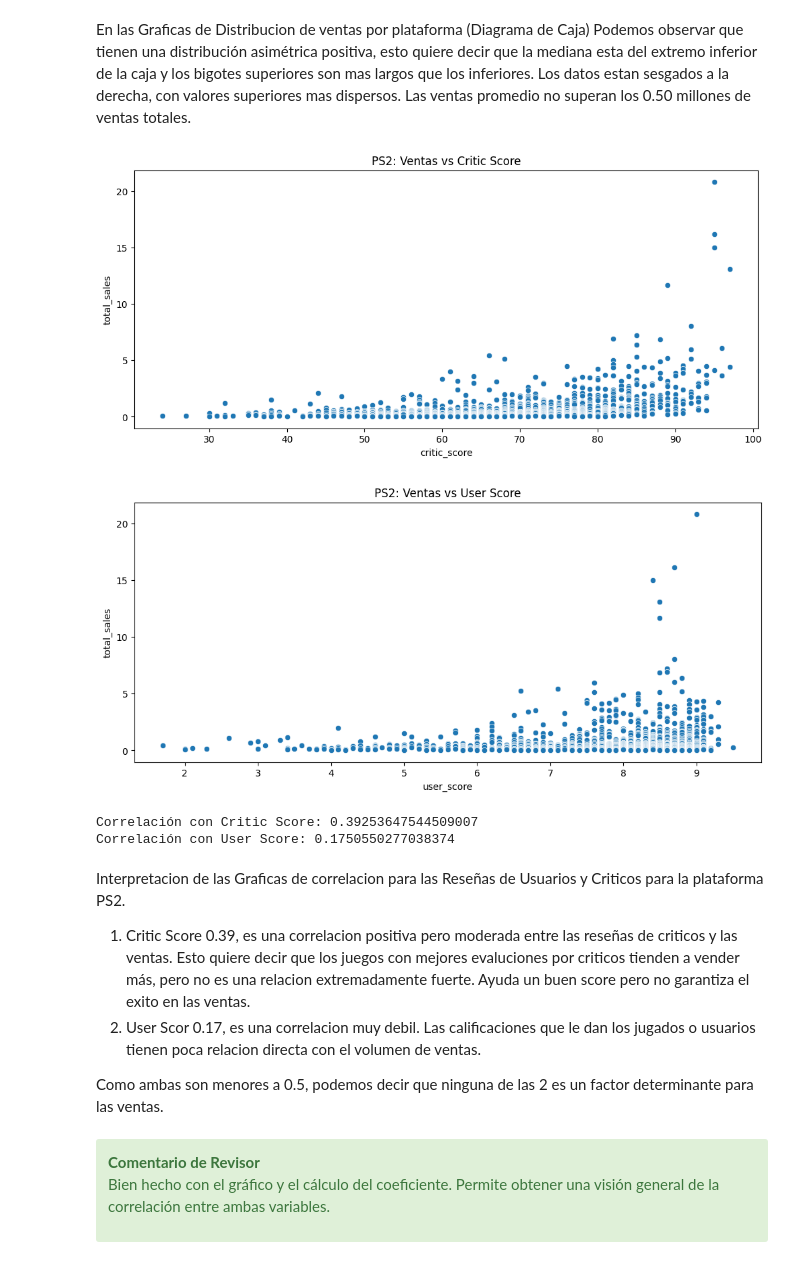
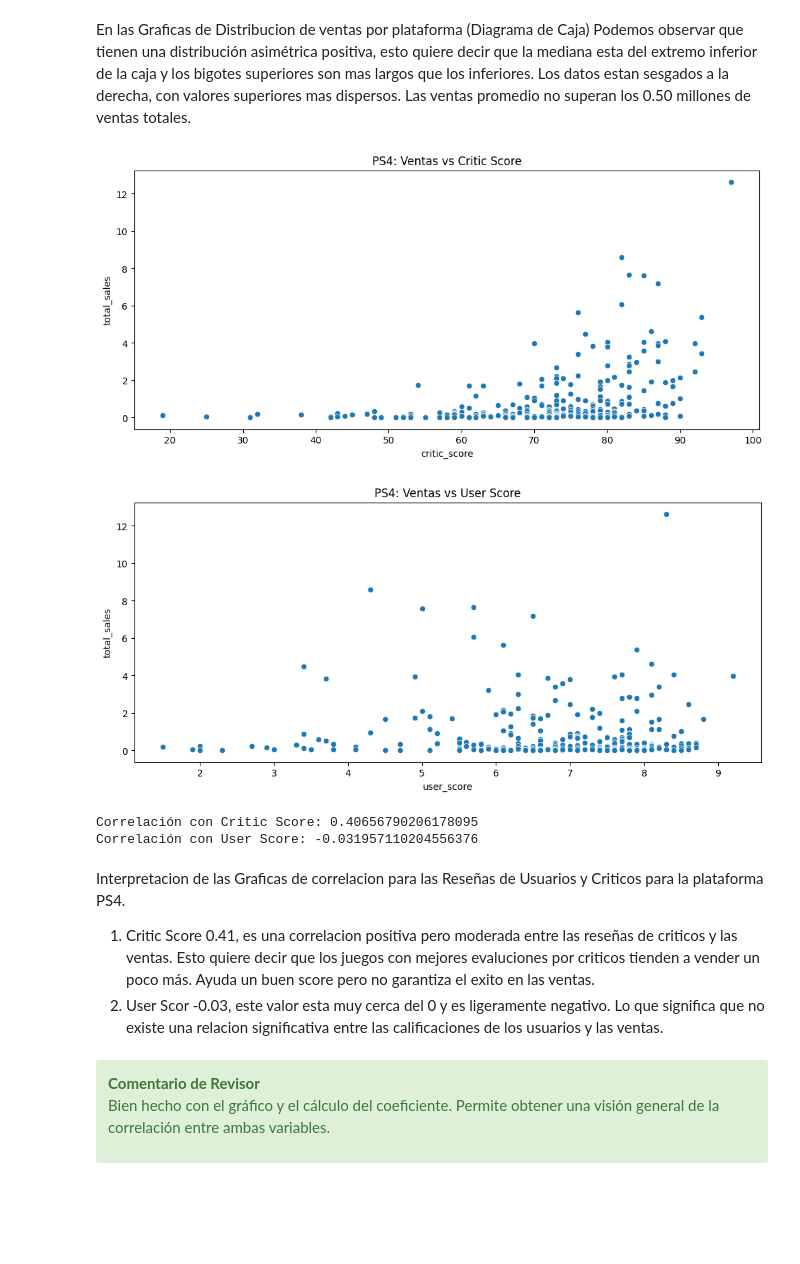
Before and after one commit to samanthacral/Portafolio_DataScience, a Jupyter notebook: Proyecto_1/Proyecto 6.ipynb, the cells around one changed output. Drawn from its saved outputs; the diff is of its cells as text; code cells hidden in the pictures; blank space fills up the shorter version.

```diff
--- a/Proyecto_1/Proyecto 6.ipynb
+++ b/Proyecto_1/Proyecto 6.ipynb
@@ -60,7 +60,8 @@ import matplotlib.pyplot as plt
 import seaborn as sns
 from scipy import stats
 
-df_games = pd.read_csv('/datasets/games.csv')
+df_games = pd.read_csv(
+    '/Users/manuelcruz/Desktop/Samantha_Curso/Portafolio/Portafolio_DataScience/Proyecto_1/games.csv')
 # %%
 # Revisamos nuestro dataframe
 print(df_games.head())
@@ -321,24 +323,24 @@ plt.show()
 Esta grafica Numero de juegos lanzados por año, igual que la primera que vimos, solo que con los años mas claros. Podemos observar el auge maximo se da en los anos 2008 y 2009.
 En los 90s podemos ver el incremento en los lanzamientos de juegos.
 # %%
-# Vamos a tomar solo las 7 plataformas mas rentables. Calcularemos apartir de 1990
-df_90s = df_games[df_games['year_of_release'] >= 1990]
-platform_sales_90s = df_90s.groupby(
+# Vamos a tomar a partir del año 2012
+df_2012 = df_games[df_games['year_of_release'] >= 2012]
+platform_sales_2012 = df_2012.groupby(
     'platform')['total_sales'].sum().sort_values(ascending=False)
-top_platforms = platform_sales_90s.head(7).index
+top_platforms = platform_sales_2012.head(7).index
 
-recent_top = df_90s[df_90s['platform'].isin(top_platforms)]
+recent_top = df_2012[df_2012['platform'].isin(top_platforms)]
 recent_top_grouped = recent_top.groupby(['year_of_release', 'platform'])[
     'total_sales'].sum().reset_index()
 
 plt.figure(figsize=(12, 6))
 sns.lineplot(data=recent_top_grouped, x='year_of_release',
              y='total_sales', hue='platform', marker="o")
-plt.title('Evolución de ventas de las Plataformas (Top 6)')
+plt.title('Evolución de ventas de las Plataformas mas rentables desde el 2012')
 plt.xlabel('Año de lanzamiento')
 plt.ylabel('Ventas totales (mill)')
 plt.show()
 
-print("Top 6 plataformas más rentables desde 2000:")
-print(platform_sales_90s.head(7))
+print("Top plataformas más rentables desde 2012:")
+print(platform_sales_2012.head(7))
 # %% [output]
@@ -400,34 +405,32 @@ En las Graficas de Distribucion de ventas por plataforma (Diagrama de Caja)
 Podemos observar que tienen una distribución asimétrica positiva, esto quiere decir que la mediana esta del extremo inferior de la caja y los bigotes superiores son mas largos que los inferiores. Los datos estan sesgados a la derecha, con valores superiores mas dispersos.
 Las ventas promedio no superan los 0.50 millones de ventas totales.
 # %%
-# Reseñas de Usuarios y Profesionales, seleccione la plataforma PS2
-ps2 = df_90s[df_90s['platform'] == 'PS2']
+# Reseñas de Usuarios y Profesionales, seleccione la plataforma PS4
+ps4 = df_2012[df_2012['platform'] == 'PS4']
 
 plt.figure(figsize=(12, 5))
-sns.scatterplot(data=ps2, x='critic_score', y='total_sales')
-plt.title('PS2: Ventas vs Critic Score')
+sns.scatterplot(data=ps4, x='critic_score', y='total_sales')
+plt.title('PS4: Ventas vs Critic Score')
 plt.show()
 
 plt.figure(figsize=(12, 5))
-sns.scatterplot(data=ps2, x='user_score', y='total_sales')
-plt.title('PS2: Ventas vs User Score')
+sns.scatterplot(data=ps4, x='user_score', y='total_sales')
+plt.title('PS4: Ventas vs User Score')
 plt.show()
 
 print("Correlación con Critic Score:",
-      ps2['critic_score'].corr(ps2['total_sales']))
+      ps4['critic_score'].corr(ps4['total_sales']))
 print("Correlación con User Score:",
-      ps2['user_score'].corr(ps2['total_sales']))
+      ps4['user_score'].corr(ps4['total_sales']))
 # %% [output]
-[figure, old version]
+[figure, new version]
-[figure, old version]
+[figure, new version]
-Correlación con Critic Score: 0.39253647544509007
-Correlación con User Score: 0.1750550277038374
+Correlación con Critic Score: 0.40656790206178095
+Correlación con User Score: -0.031957110204556376
 # %% [markdown]
-Interpretacion de las Graficas de correlacion para las Reseñas de Usuarios y Criticos para la plataforma PS2.
-1. Critic Score 0.39, es una correlacion positiva pero moderada entre las reseñas de criticos y las ventas. Esto quiere decir que los juegos con mejores evaluciones por criticos tienden a vender más, pero no es una relacion extremadamente fuerte. Ayuda un buen score pero no garantiza el exito en las ventas.
-2. User Scor 0.17, es una correlacion muy debil. Las calificaciones que le dan los jugados o usuarios tienen poca relacion directa con el volumen de ventas.
-
-Como ambas son menores a 0.5, podemos decir que ninguna de las 2 es un factor determinante para las ventas.
+Interpretacion de las Graficas de correlacion para las Reseñas de Usuarios y Criticos para la plataforma PS4.
+1. Critic Score 0.41, es una correlacion positiva pero moderada entre las reseñas de criticos y las ventas. Esto quiere decir que los juegos con mejores evaluciones por criticos tienden a vender un poco más. Ayuda un buen score pero no garantiza el exito en las ventas.
+2. User Scor -0.03, este valor esta muy cerca del 0 y es ligeramente negativo. Lo que significa que no existe una relacion significativa entre las calificaciones de los usuarios y las ventas.
 # %% [markdown]
 <div class="alert alert-block alert-success">
 <b>Comentario de Revisor            </b> <a class="tocSkip"></a>
```
Also changed, not shown: parts of 9 cells of this notebook.
